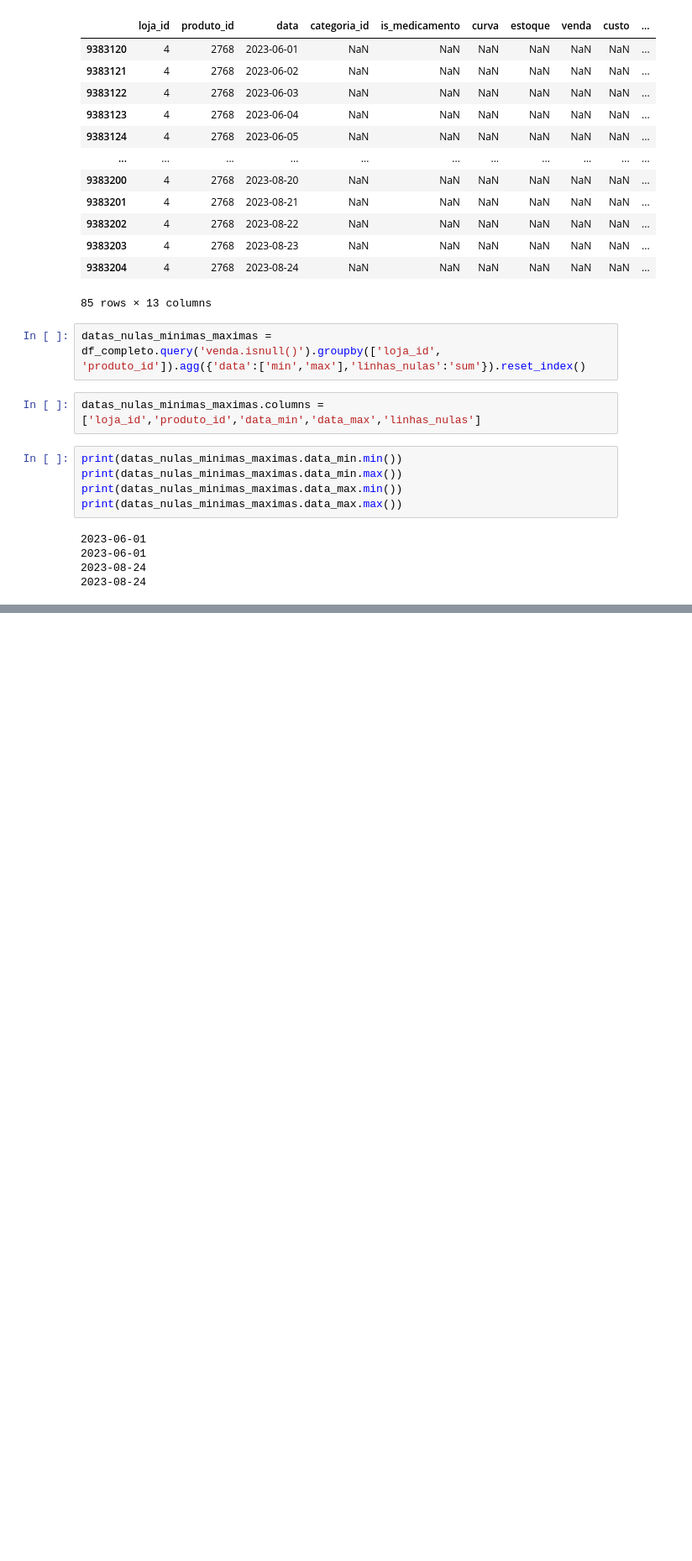
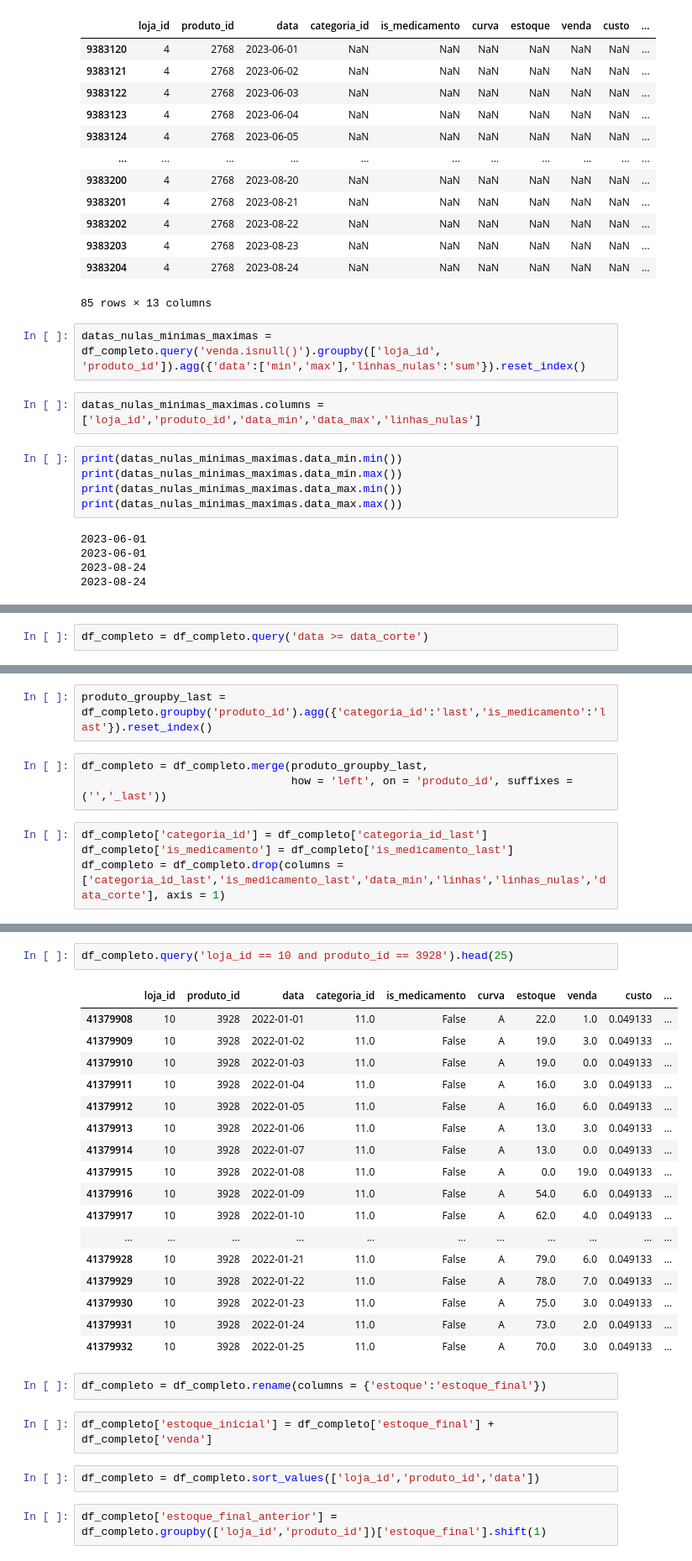
Before and after one commit to AmandaCOPires/Projeto-Linqi, a Jupyter notebook: limpeza_tratamento_base.ipynb, the cells around one changed output, grey strips where cells are left out. Shown at 84% size. Drawn from its saved outputs; the diff is of its cells as text; blank space fills up the shorter version.

Commit message:
Atualiza tratamentos
Corrige categoria e is_medicamento de produtos com mais de um valor, utilizando valor mais recente

Cria mais colunas de estoque e também reposição

```diff
--- a/limpeza_tratamento_base.ipynb
+++ b/limpeza_tratamento_base.ipynb
@@ -317,0 +343,2 @@ print(datas_nulas_minimas_maximas.data_max.max())
+# %%
+df_completo = df_completo.query('data >= data_corte')
@@ -317,0 +421,9 @@ print(datas_nulas_minimas_maximas.data_max.max())
+# %%
+produto_groupby_last = df_completo.groupby('produto_id').agg({'categoria_id':'last','is_medicamento':'last'}).reset_index()
+# %%
+df_completo = df_completo.merge(produto_groupby_last,
+                                how = 'left', on = 'produto_id', suffixes = ('','_last'))
+# %%
+df_completo['categoria_id'] = df_completo['categoria_id_last']
+df_completo['is_medicamento'] = df_completo['is_medicamento_last']
+df_completo = df_completo.drop(columns = ['categoria_id_last','is_medicamento_last','data_min','linhas','linhas_nulas','data_corte'], axis = 1)
@@ -317,0 +465,28 @@ print(datas_nulas_minimas_maximas.data_max.max())
+# %%
+df_completo.query('loja_id == 10 and produto_id == 3928').head(25)
+# %% [output]
+|  | loja_id | produto_id | data | categoria_id | is_medicamento | curva | estoque | venda | custo | ... |
+| 41379908 | 10 | 3928 | 2022-01-01 | 11.0 | False | A | 22.0 | 1.0 | 0.049133 | ... |
+| 41379909 | 10 | 3928 | 2022-01-02 | 11.0 | False | A | 19.0 | 3.0 | 0.049133 | ... |
+| 41379910 | 10 | 3928 | 2022-01-03 | 11.0 | False | A | 19.0 | 0.0 | 0.049133 | ... |
+| 41379911 | 10 | 3928 | 2022-01-04 | 11.0 | False | A | 16.0 | 3.0 | 0.049133 | ... |
+| 41379912 | 10 | 3928 | 2022-01-05 | 11.0 | False | A | 16.0 | 6.0 | 0.049133 | ... |
+| 41379913 | 10 | 3928 | 2022-01-06 | 11.0 | False | A | 13.0 | 3.0 | 0.049133 | ... |
+| 41379914 | 10 | 3928 | 2022-01-07 | 11.0 | False | A | 13.0 | 0.0 | 0.049133 | ... |
+| 41379915 | 10 | 3928 | 2022-01-08 | 11.0 | False | A | 0.0 | 19.0 | 0.049133 | ... |
+| 41379916 | 10 | 3928 | 2022-01-09 | 11.0 | False | A | 54.0 | 6.0 | 0.049133 | ... |
+| 41379917 | 10 | 3928 | 2022-01-10 | 11.0 | False | A | 62.0 | 4.0 | 0.049133 | ... |
+| ... | ... | ... | ... | ... | ... | ... | ... | ... | ... | ... |
+| 41379928 | 10 | 3928 | 2022-01-21 | 11.0 | False | A | 79.0 | 6.0 | 0.049133 | ... |
+| 41379929 | 10 | 3928 | 2022-01-22 | 11.0 | False | A | 78.0 | 7.0 | 0.049133 | ... |
+| 41379930 | 10 | 3928 | 2022-01-23 | 11.0 | False | A | 75.0 | 3.0 | 0.049133 | ... |
+| 41379931 | 10 | 3928 | 2022-01-24 | 11.0 | False | A | 73.0 | 2.0 | 0.049133 | ... |
+| 41379932 | 10 | 3928 | 2022-01-25 | 11.0 | False | A | 70.0 | 3.0 | 0.049133 | ... |
+# %%
+df_completo = df_completo.rename(columns = {'estoque':'estoque_final'})
+# %%
+df_completo['estoque_inicial'] = df_completo['estoque_final'] + df_completo['venda']
+# %%
+df_completo = df_completo.sort_values(['loja_id','produto_id','data'])
+# %%
+df_completo['estoque_final_anterior'] = df_completo.groupby(['loja_id','produto_id'])['estoque_final'].shift(1)
```
Also changed, not shown: parts of 28 cells of this notebook.
